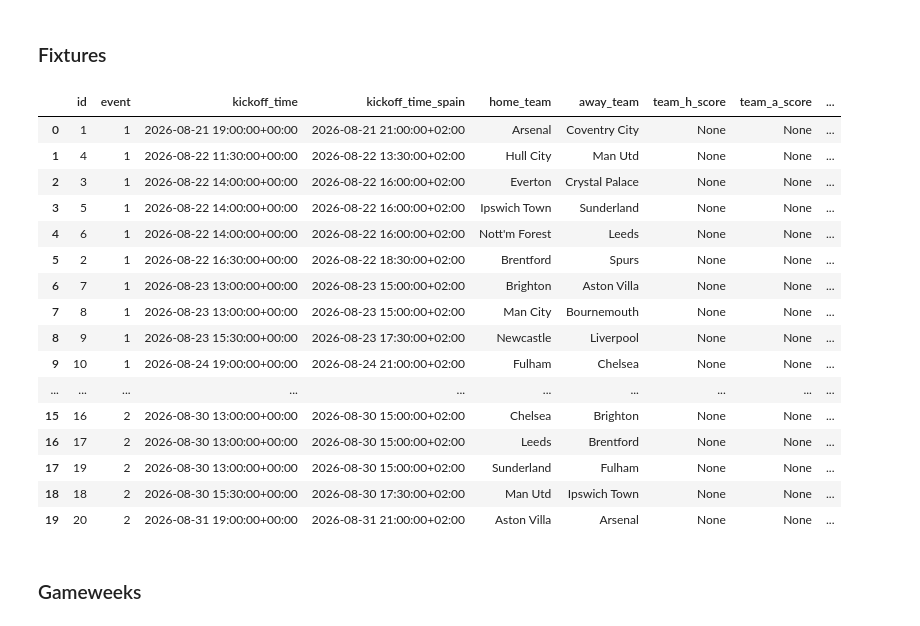
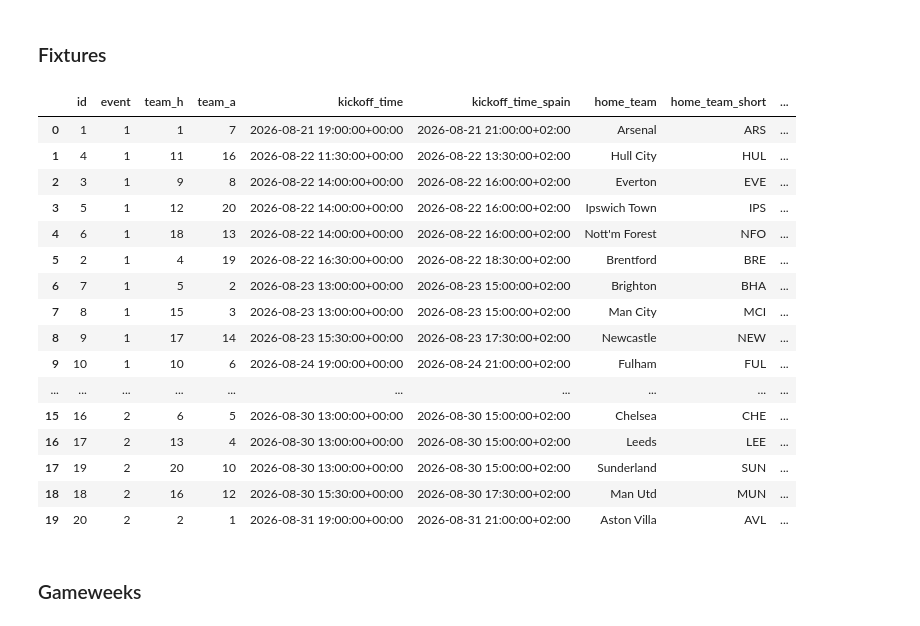
Before and after one commit to hcast04/FPL_Predictor, a Jupyter notebook: fpl_predictor.ipynb, the cells around one changed output. Saved outputs shown, nothing was run; the diff lists cells and outputs as text; code cells hidden in the pictures.

```diff
--- a/fpl_predictor.ipynb
+++ b/fpl_predictor.ipynb
@@ -179,6 +260,34 @@ players["full_name"] = (
     + " "
     + players["second_name"].str.strip()
 )
+# FPL's player code is substantially more stable across seasons than the
+# season-specific element ID. It is used to connect current players to the
+# historical archive.
+if "code" in players.columns:
+    players["player_code"] = pd.to_numeric(
+        players["code"],
+        errors="coerce",
+    ).astype("Int64")
+else:
+    players["player_code"] = pd.Series(
+        pd.NA,
+        index=players.index,
+        dtype="Int64",
+    )
+
+players["player_key"] = (
+    "current:element:"
+    + players["id"].astype("Int64").astype(str)
+)
+
+has_player_code = players["player_code"].notna()
+players.loc[has_player_code, "player_key"] = (
+    "code:"
+    + players.loc[
+        has_player_code,
+        "player_code",
+    ].astype(str)
+)
 # %%
 numeric_columns = [
     "selected_by_percent",
@@ -304,51 +426,58 @@ fixtures["kickoff_time_spain"] = (
 )
 # %%
 preferred_fixture_columns = [
+    # Stable identifiers retained for later joins
     "id",
     "event",
+    "team_h",
+    "team_a",
+
+    # Fixture information
     "kickoff_time",
     "kickoff_time_spain",
     "home_team",
+    "home_team_short",
     "away_team",
+    "away_team_short",
     "team_h_score",
     "team_a_score",
     "team_h_difficulty",
     "team_a_difficulty",
     "started",
     "finished",
 ]
 
 available_fixture_columns = [
     column
     for column in preferred_fixture_columns
     if column in fixtures.columns
 ]
 
 fixtures = fixtures[available_fixture_columns].copy()
 
 display(
     fixtures
     .sort_values("kickoff_time_spain")
     .head(20)
 )
 # %% [output]
-|  | id | event | kickoff_time | kickoff_time_spain | home_team | away_team | team_h_score | team_a_score | ... |
-| 0 | 1 | 1 | 2026-08-21 19:00:00+00:00 | 2026-08-21 21:00:00+02:00 | Arsenal | Coventry City | None | None | ... |
-| 1 | 4 | 1 | 2026-08-22 11:30:00+00:00 | 2026-08-22 13:30:00+02:00 | Hull City | Man Utd | None | None | ... |
-| 2 | 3 | 1 | 2026-08-22 14:00:00+00:00 | 2026-08-22 16:00:00+02:00 | Everton | Crystal Palace | None | None | ... |
-| 3 | 5 | 1 | 2026-08-22 14:00:00+00:00 | 2026-08-22 16:00:00+02:00 | Ipswich Town | Sunderland | None | None | ... |
-| 4 | 6 | 1 | 2026-08-22 14:00:00+00:00 | 2026-08-22 16:00:00+02:00 | Nott'm Forest | Leeds | None | None | ... |
-| 5 | 2 | 1 | 2026-08-22 16:30:00+00:00 | 2026-08-22 18:30:00+02:00 | Brentford | Spurs | None | None | ... |
-| 6 | 7 | 1 | 2026-08-23 13:00:00+00:00 | 2026-08-23 15:00:00+02:00 | Brighton | Aston Villa | None | None | ... |
-| 7 | 8 | 1 | 2026-08-23 13:00:00+00:00 | 2026-08-23 15:00:00+02:00 | Man City | Bournemouth | None | None | ... |
-| 8 | 9 | 1 | 2026-08-23 15:30:00+00:00 | 2026-08-23 17:30:00+02:00 | Newcastle | Liverpool | None | None | ... |
-| 9 | 10 | 1 | 2026-08-24 19:00:00+00:00 | 2026-08-24 21:00:00+02:00 | Fulham | Chelsea | None | None | ... |
+|  | id | event | team_h | team_a | kickoff_time | kickoff_time_spain | home_team | home_team_short | ... |
+| 0 | 1 | 1 | 1 | 7 | 2026-08-21 19:00:00+00:00 | 2026-08-21 21:00:00+02:00 | Arsenal | ARS | ... |
+| 1 | 4 | 1 | 11 | 16 | 2026-08-22 11:30:00+00:00 | 2026-08-22 13:30:00+02:00 | Hull City | HUL | ... |
+| 2 | 3 | 1 | 9 | 8 | 2026-08-22 14:00:00+00:00 | 2026-08-22 16:00:00+02:00 | Everton | EVE | ... |
+| 3 | 5 | 1 | 12 | 20 | 2026-08-22 14:00:00+00:00 | 2026-08-22 16:00:00+02:00 | Ipswich Town | IPS | ... |
+| 4 | 6 | 1 | 18 | 13 | 2026-08-22 14:00:00+00:00 | 2026-08-22 16:00:00+02:00 | Nott'm Forest | NFO | ... |
+| 5 | 2 | 1 | 4 | 19 | 2026-08-22 16:30:00+00:00 | 2026-08-22 18:30:00+02:00 | Brentford | BRE | ... |
+| 6 | 7 | 1 | 5 | 2 | 2026-08-23 13:00:00+00:00 | 2026-08-23 15:00:00+02:00 | Brighton | BHA | ... |
+| 7 | 8 | 1 | 15 | 3 | 2026-08-23 13:00:00+00:00 | 2026-08-23 15:00:00+02:00 | Man City | MCI | ... |
+| 8 | 9 | 1 | 17 | 14 | 2026-08-23 15:30:00+00:00 | 2026-08-23 17:30:00+02:00 | Newcastle | NEW | ... |
+| 9 | 10 | 1 | 10 | 6 | 2026-08-24 19:00:00+00:00 | 2026-08-24 21:00:00+02:00 | Fulham | FUL | ... |
 | ... | ... | ... | ... | ... | ... | ... | ... | ... | ... |
-| 15 | 16 | 2 | 2026-08-30 13:00:00+00:00 | 2026-08-30 15:00:00+02:00 | Chelsea | Brighton | None | None | ... |
-| 16 | 17 | 2 | 2026-08-30 13:00:00+00:00 | 2026-08-30 15:00:00+02:00 | Leeds | Brentford | None | None | ... |
-| 17 | 19 | 2 | 2026-08-30 13:00:00+00:00 | 2026-08-30 15:00:00+02:00 | Sunderland | Fulham | None | None | ... |
-| 18 | 18 | 2 | 2026-08-30 15:30:00+00:00 | 2026-08-30 17:30:00+02:00 | Man Utd | Ipswich Town | None | None | ... |
-| 19 | 20 | 2 | 2026-08-31 19:00:00+00:00 | 2026-08-31 21:00:00+02:00 | Aston Villa | Arsenal | None | None | ... |
+| 15 | 16 | 2 | 6 | 5 | 2026-08-30 13:00:00+00:00 | 2026-08-30 15:00:00+02:00 | Chelsea | CHE | ... |
+| 16 | 17 | 2 | 13 | 4 | 2026-08-30 13:00:00+00:00 | 2026-08-30 15:00:00+02:00 | Leeds | LEE | ... |
+| 17 | 19 | 2 | 20 | 10 | 2026-08-30 13:00:00+00:00 | 2026-08-30 15:00:00+02:00 | Sunderland | SUN | ... |
+| 18 | 18 | 2 | 16 | 12 | 2026-08-30 15:30:00+00:00 | 2026-08-30 17:30:00+02:00 | Man Utd | MUN | ... |
+| 19 | 20 | 2 | 2 | 1 | 2026-08-31 19:00:00+00:00 | 2026-08-31 21:00:00+02:00 | Aston Villa | AVL | ... |
 # %% [markdown]
 ### Gameweeks
 # %%
```
Also changed, not shown: parts of 147 cells of this notebook, 5 other files.
